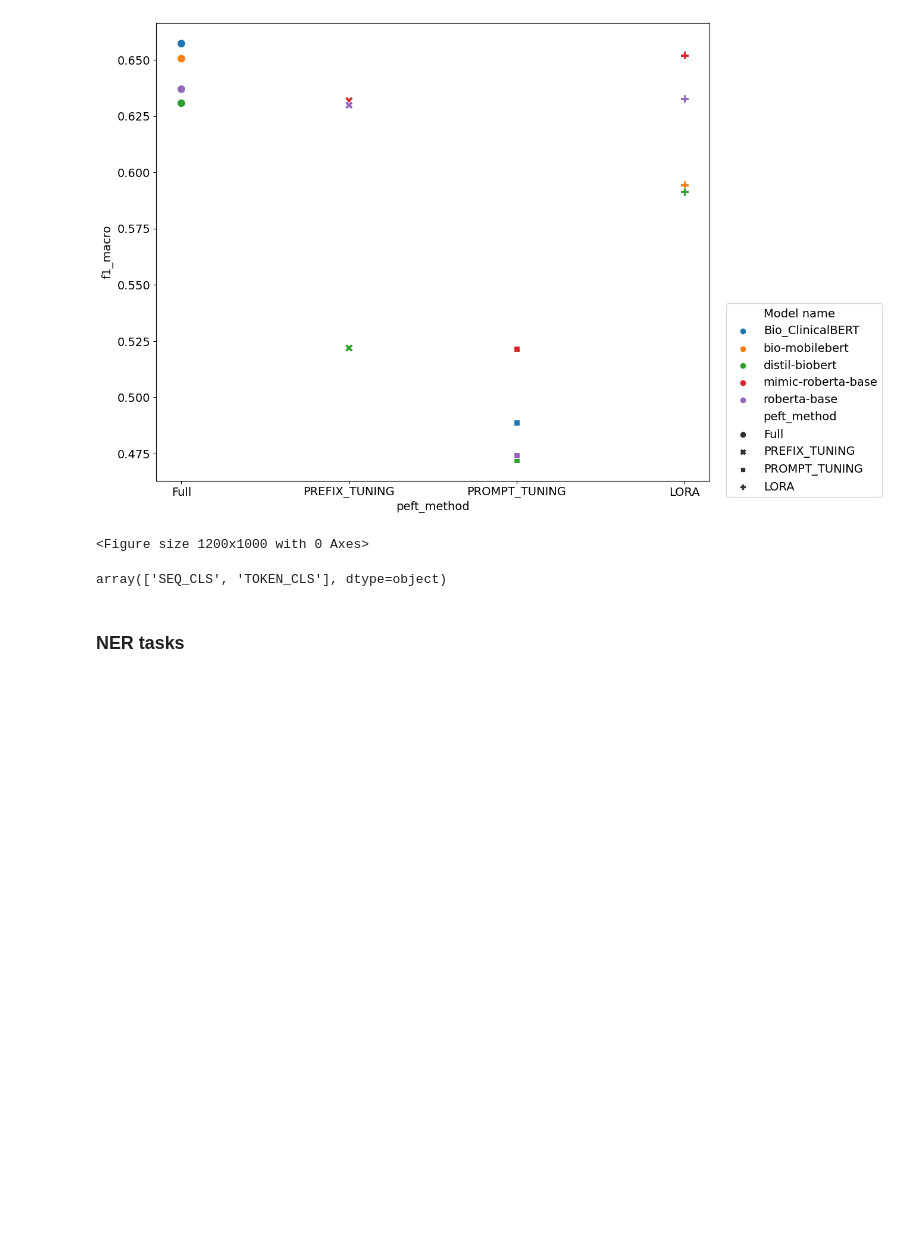
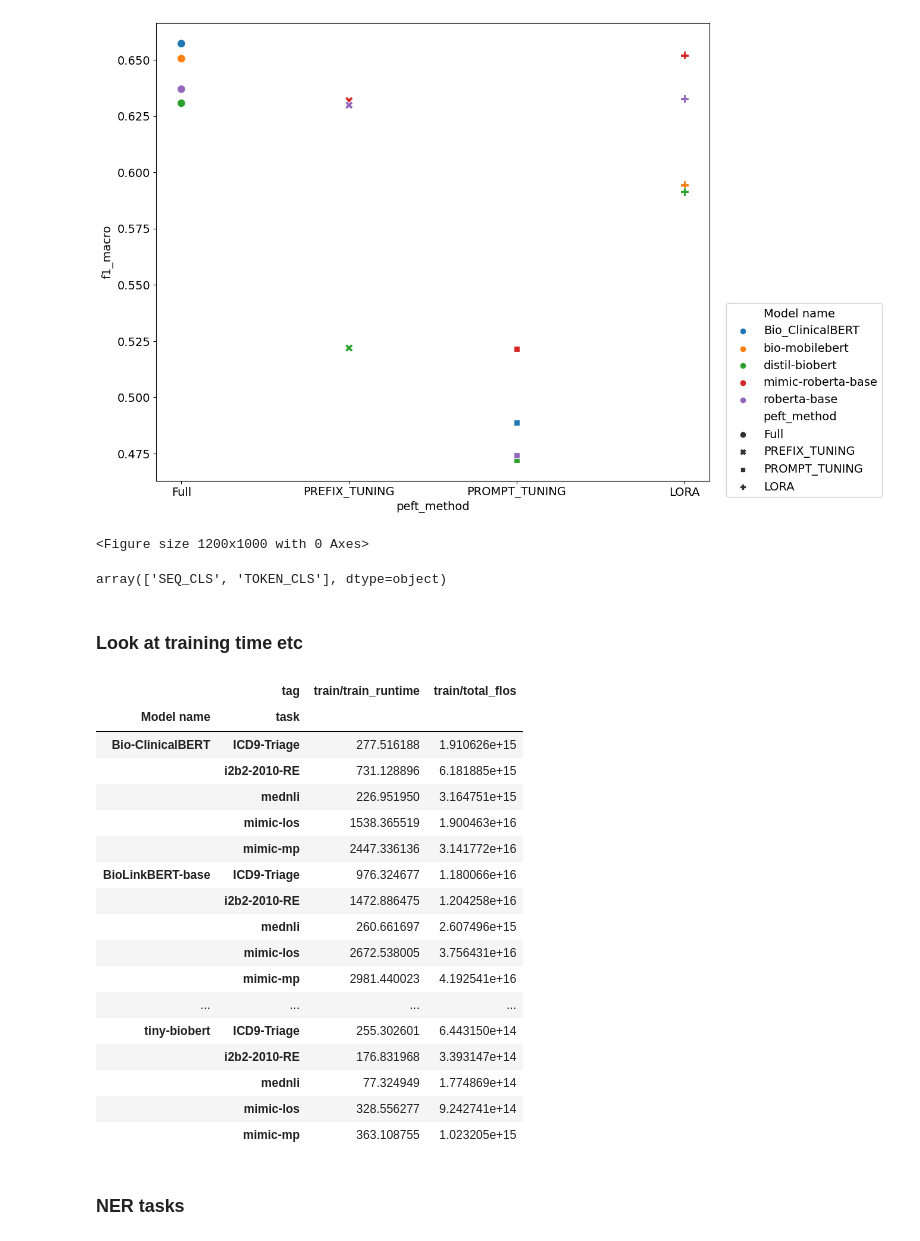
Before and after one commit to nlpie-research/efficient-ml, a Jupyter notebook: notebooks/load_tb_files.ipynb, the cells around one changed output. Cells and saved outputs as stored; diff of their text form; code cells hidden in the pictures; blank space fills up the shorter version.

```diff
--- a/notebooks/load_tb_files.ipynb
+++ b/notebooks/load_tb_files.ipynb
@@ -813,6 +815,29 @@ sns.move_legend(ax, "upper left", bbox_to_anchor=(1.02, 0.4))
 logs_df.task_type.unique()
 # %% [output]
 array(['SEQ_CLS', 'TOKEN_CLS'], dtype=object)
+# %% [markdown]
+### Look at training time etc
+# %%
+cls_results_df.groupby(["Model name", "task"])[["train/train_runtime","train/total_flos"]].mean()
+# %% [output]
+|  | tag | train/train_runtime | train/total_flos |
+| Model name | task |  |  |
+| Bio-ClinicalBERT | ICD9-Triage | 277.516188 | 1.910626e+15 |
+|  | i2b2-2010-RE | 731.128896 | 6.181885e+15 |
+|  | mednli | 226.951950 | 3.164751e+15 |
+|  | mimic-los | 1538.365519 | 1.900463e+16 |
+|  | mimic-mp | 2447.336136 | 3.141772e+16 |
+| BioLinkBERT-base | ICD9-Triage | 976.324677 | 1.180066e+16 |
+|  | i2b2-2010-RE | 1472.886475 | 1.204258e+16 |
+|  | mednli | 260.661697 | 2.607496e+15 |
+|  | mimic-los | 2672.538005 | 3.756431e+16 |
+|  | mimic-mp | 2981.440023 | 4.192541e+16 |
+| ... | ... | ... | ... |
+| tiny-biobert | ICD9-Triage | 255.302601 | 6.443150e+14 |
+|  | i2b2-2010-RE | 176.831968 | 3.393147e+14 |
+|  | mednli | 77.324949 | 1.774869e+14 |
+|  | mimic-los | 328.556277 | 9.242741e+14 |
+|  | mimic-mp | 363.108755 | 1.023205e+15 |
 # %% [markdown]
 ### NER tasks
 # %%
```
Also changed, not shown: parts of 12 cells of this notebook.
